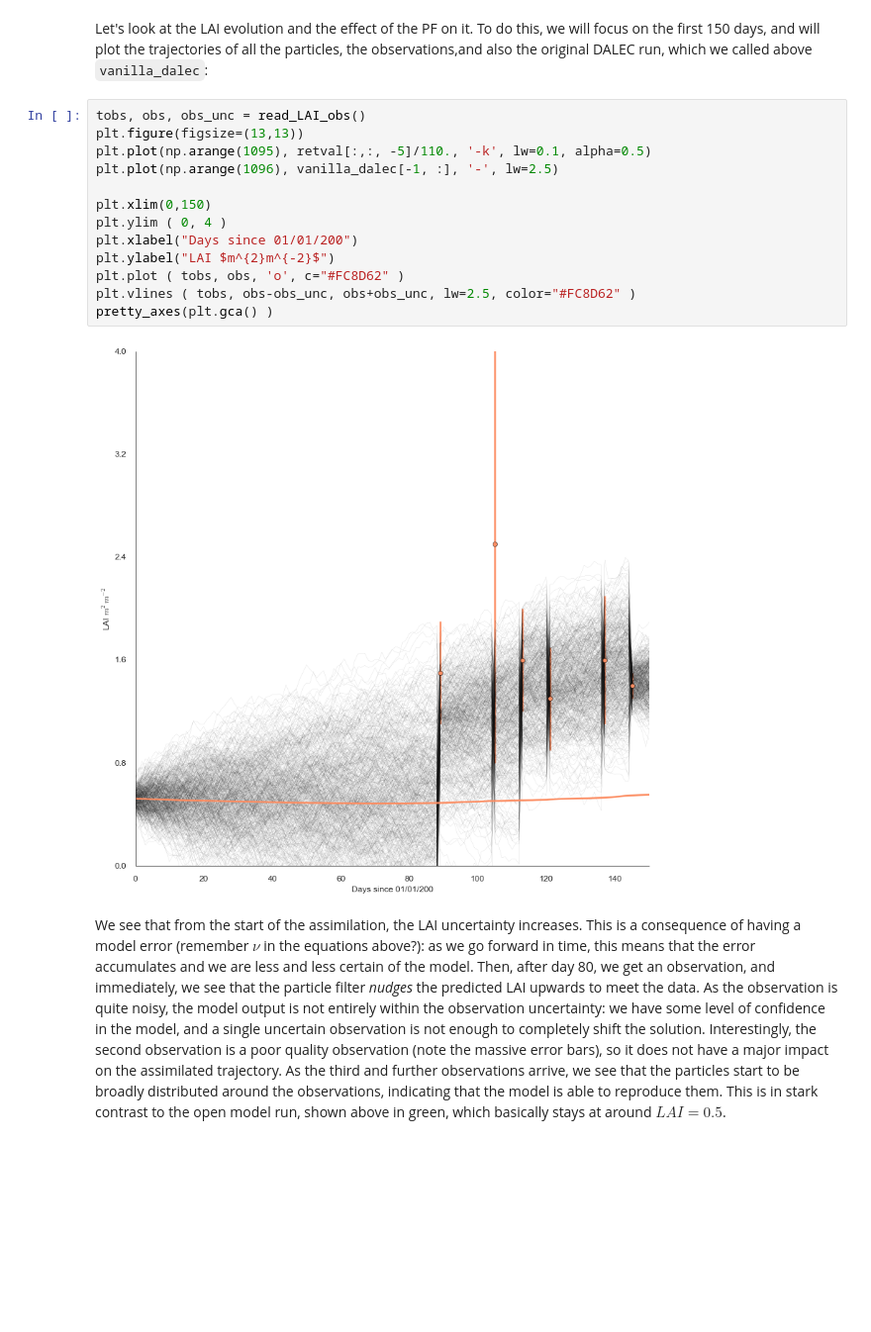
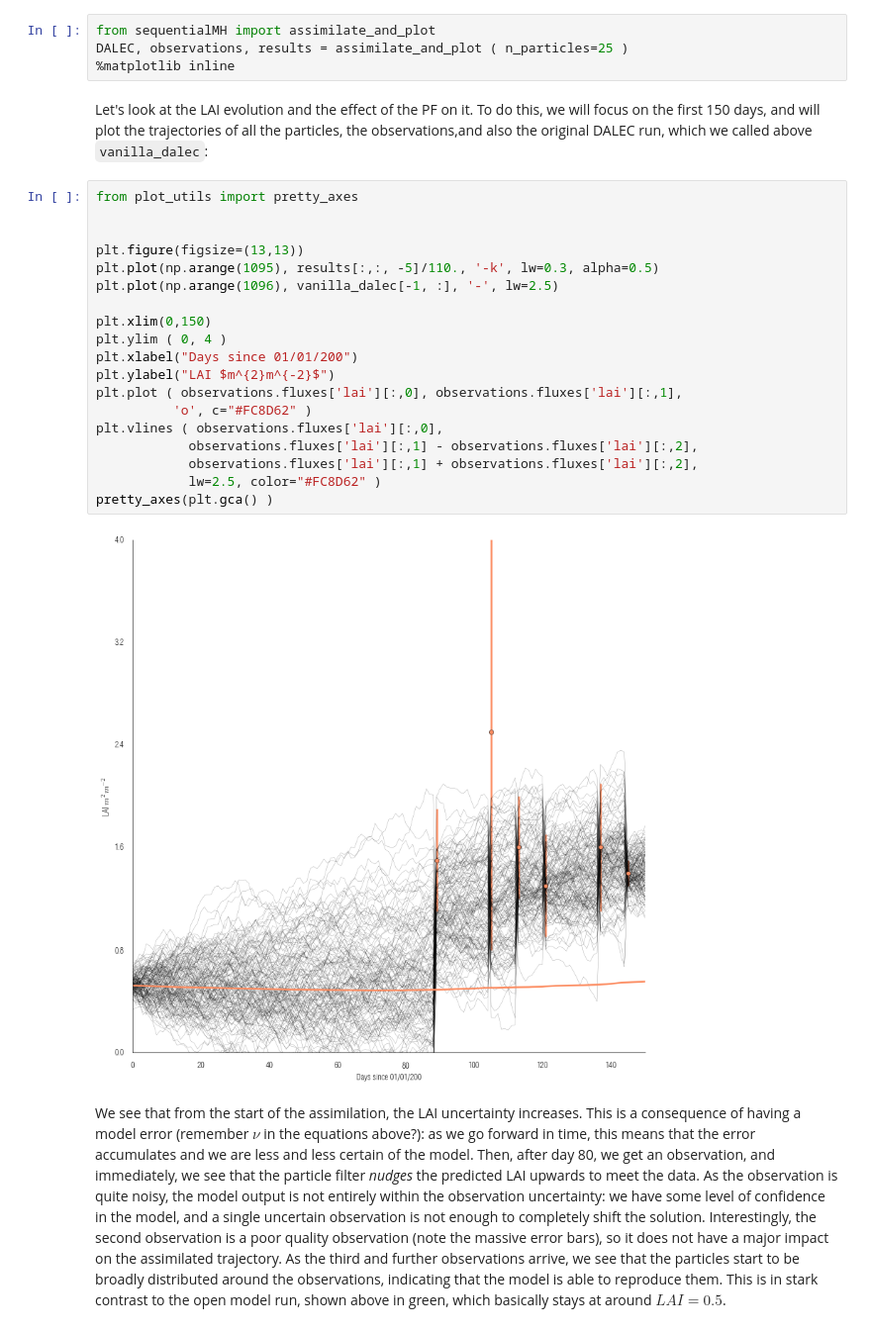
Before and after one commit to jgomezdans/dalec_pf, a Jupyter notebook: DA_practical.ipynb, the cells around one changed output. Shown at 99% size. Drawn from its saved outputs; the diff is of its cells as text; blank space fills up the shorter version.

```diff
--- a/DA_practical.ipynb
+++ b/DA_practical.ipynb
@@ -167,20 +191,30 @@ Assimilation finished! Took 122 seconds
+# %%
+from sequentialMH import assimilate_and_plot
+DALEC, observations, results = assimilate_and_plot ( n_particles=25 )
+%matplotlib inline
 # %% [markdown]
 Let's look at the LAI evolution and the effect of the PF on it. To do this, we will focus on the first 150 days, and will plot the trajectories of all the particles, the observations,and also the original DALEC run, which we called above ``vanilla_dalec``:
 # %%
-tobs, obs, obs_unc = read_LAI_obs()
+from plot_utils import pretty_axes
+
+
 plt.figure(figsize=(13,13))
-plt.plot(np.arange(1095), retval[:,:, -5]/110., '-k', lw=0.1, alpha=0.5)
+plt.plot(np.arange(1095), results[:,:, -5]/110., '-k', lw=0.3, alpha=0.5)
 plt.plot(np.arange(1096), vanilla_dalec[-1, :], '-', lw=2.5)
 
 plt.xlim(0,150)
 plt.ylim ( 0, 4 )
 plt.xlabel("Days since 01/01/200")
 plt.ylabel("LAI $m^{2}m^{-2}$")
-plt.plot ( tobs, obs, 'o', c="#FC8D62" )
-plt.vlines ( tobs, obs-obs_unc, obs+obs_unc, lw=2.5, color="#FC8D62" )
+plt.plot ( observations.fluxes['lai'][:,0], observations.fluxes['lai'][:,1],
+          'o', c="#FC8D62" )
+plt.vlines ( observations.fluxes['lai'][:,0],
+            observations.fluxes['lai'][:,1] - observations.fluxes['lai'][:,2],
+            observations.fluxes['lai'][:,1] + observations.fluxes['lai'][:,2],
+            lw=2.5, color="#FC8D62" )
 pretty_axes(plt.gca() )
 # %% [output]
-[figure, old version]
+[figure, new version]
 # %% [markdown]
 We see that from the start of the assimilation, the LAI uncertainty increases. This is a consequence of having a model error (remember $\nu$ in the equations above?): as we go forward in time, this means that the error accumulates and we are less and less certain of the model.
 Then, after day 80, we get an observation, and immediately, we see that the particle filter *nudges* the predicted LAI upwards to meet the data. As the observation is quite noisy, the model output is not entirely within the observation uncertainty: we have some level of confidence in the model, and a single uncertain observation is not enough to completely shift the solution. Interestingly, the second observation is a poor quality observation (note the massive error bars), so it does not have a major impact on the assimilated trajectory. As the third and further observations arrive, we see that the particles start to be broadly distributed around the observations, indicating that the model is able to reproduce them. This is in stark contrast to the open model run, shown above in green, which basically stays at around $LAI=0.5$.
```
Also changed, not shown: parts of 15 cells of this notebook, 1 other file.
